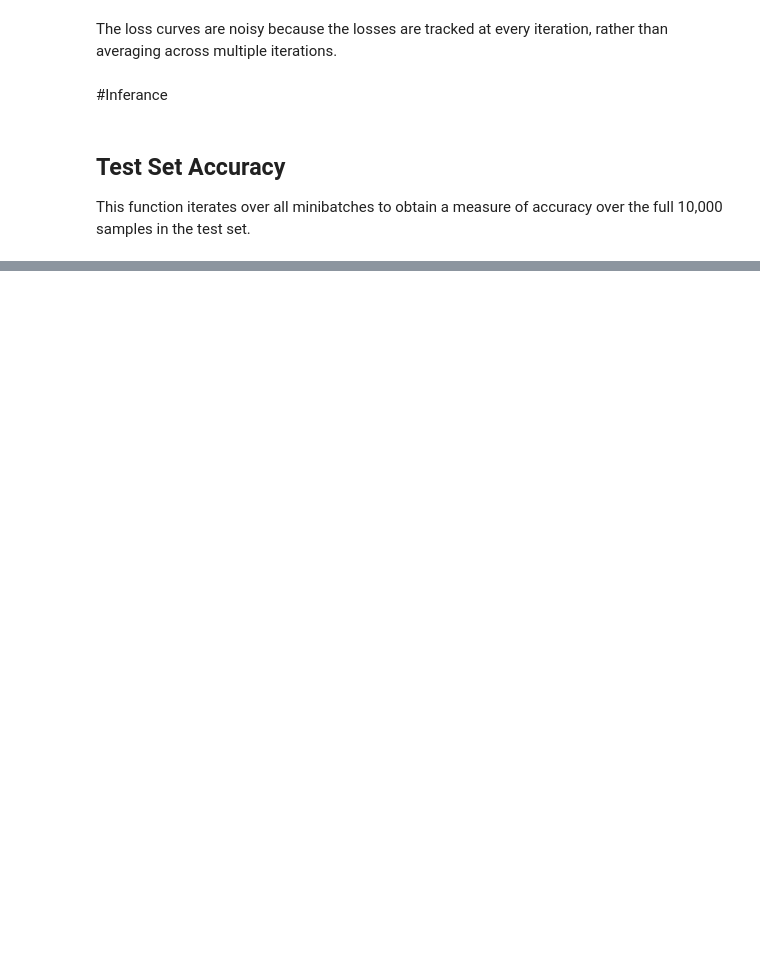
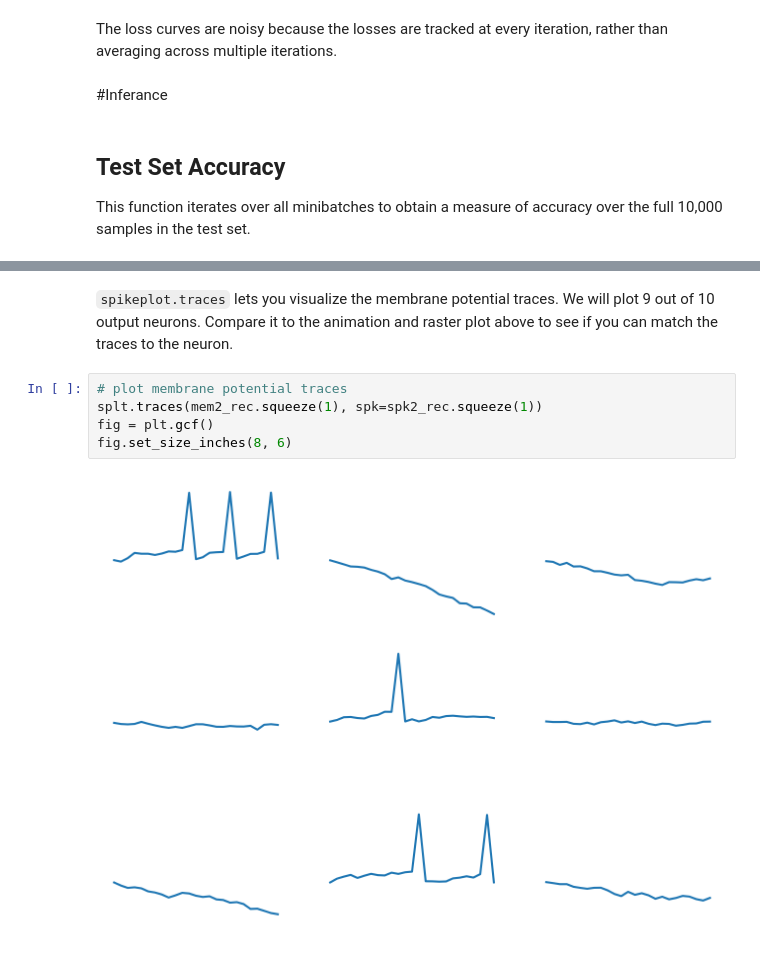
Before and after one commit to SoupBoi1/1Moble_Game_I_think, a Jupyter notebook: examples/tutorial_1_spikegen.ipynb, the cells around one changed output, grey strips where cells are left out. Cells and saved outputs as stored; diff of their text form; blank space fills up the shorter version.

```diff
--- a/examples/tutorial_1_spikegen.ipynb
+++ b/examples/tutorial_1_spikegen.ipynb
@@ -978,0 +1070,10 @@ Test Set Accuracy: 96.01%
+# %% [markdown]
+`spikeplot.traces` lets you visualize the membrane potential traces. We will plot 9 out of 10 output neurons.
+Compare it to the animation and raster plot above to see if you can match the traces to the neuron.
+# %%
+# plot membrane potential traces
+splt.traces(mem2_rec.squeeze(1), spk=spk2_rec.squeeze(1))
+fig = plt.gcf()
+fig.set_size_inches(8, 6)
+# %% [output]
+[figure, added]
```
Also changed, not shown: parts of 27 cells of this notebook.
